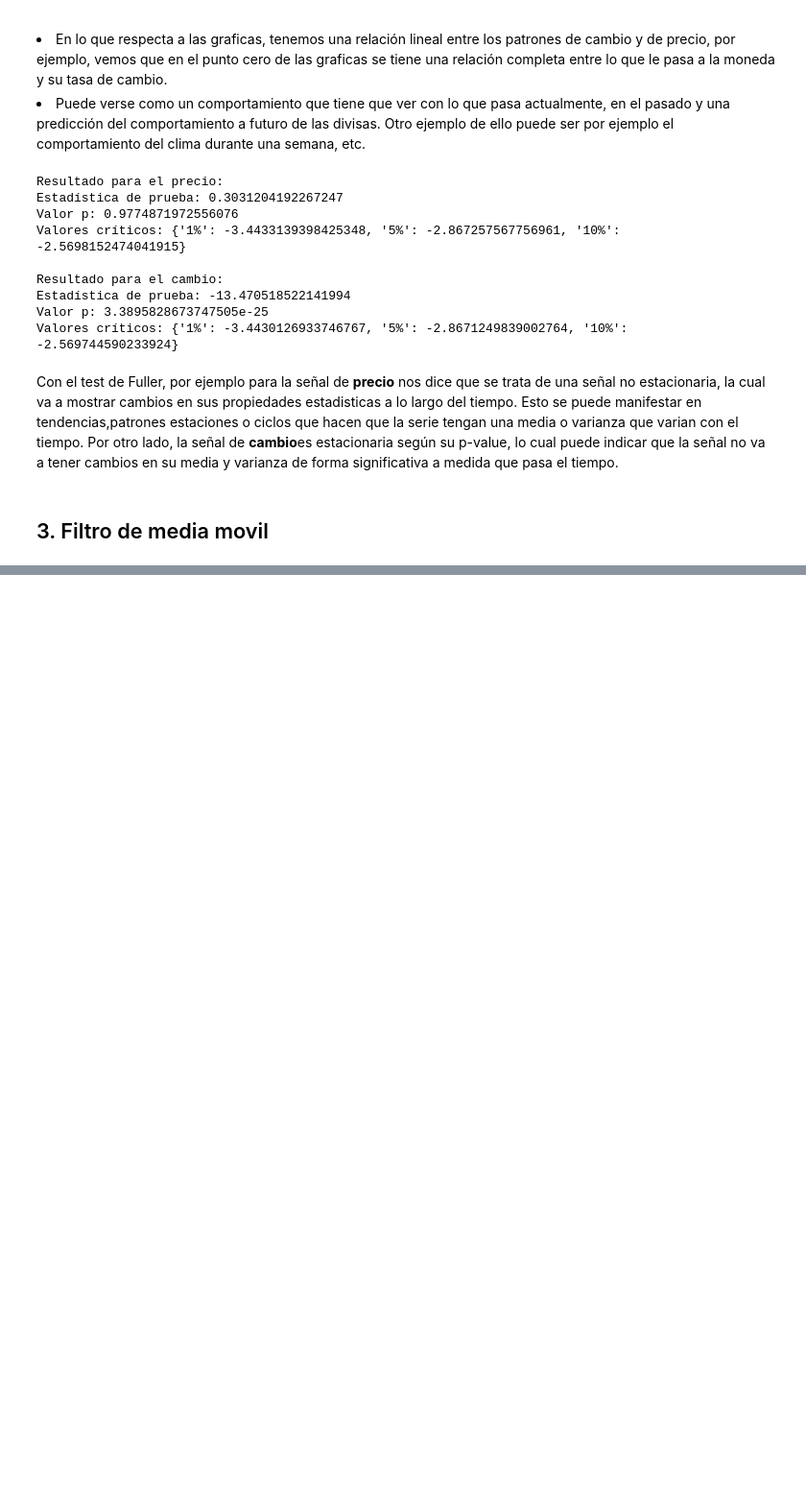
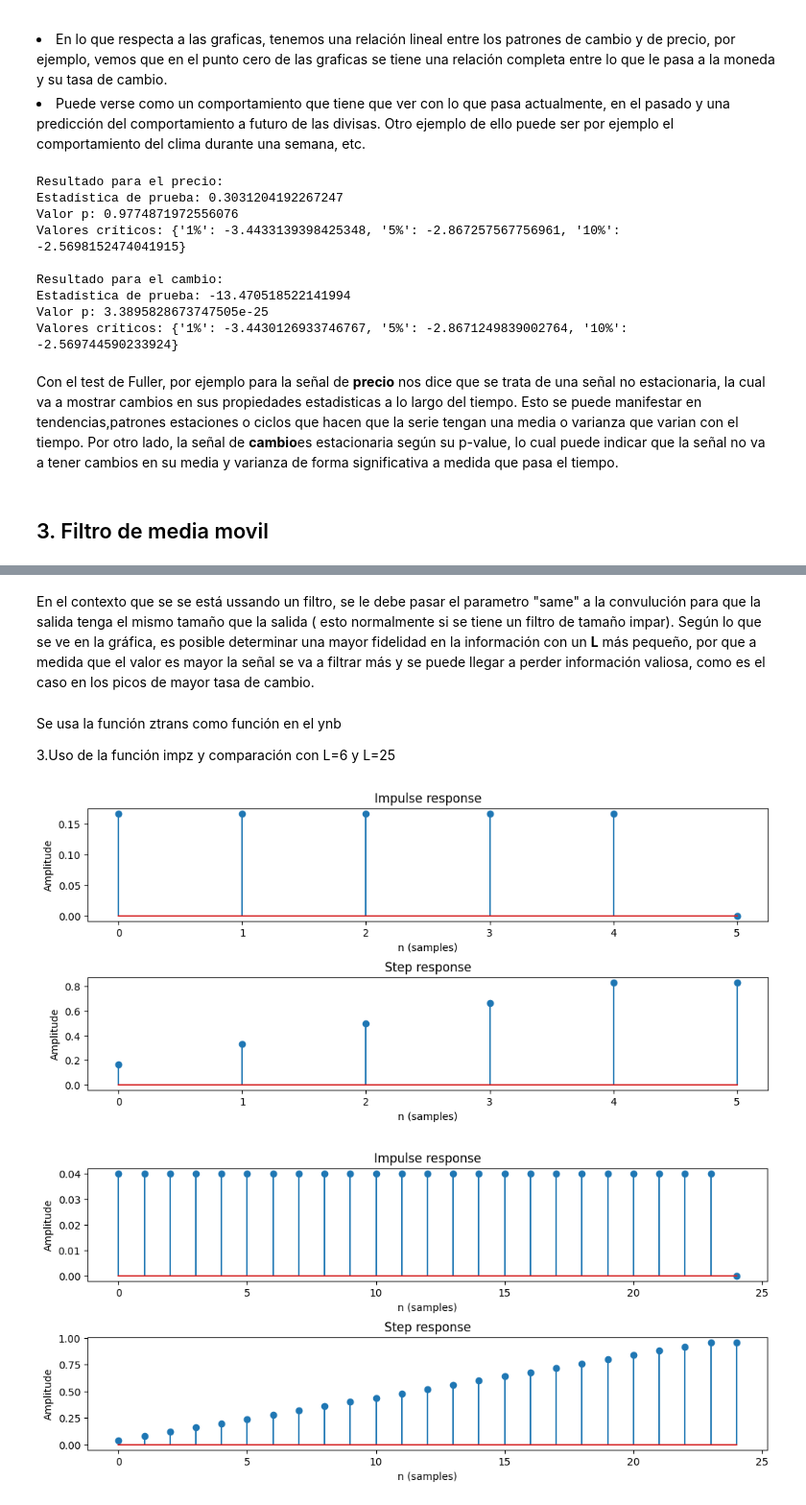
Before and after one commit to Solomonpearce/PDS, a Jupyter notebook: p4/Lab_4_PDS_Gomez_Harold.ipynb, the cells around one changed output, grey strips where cells are left out. Shown at 96% size. Cells and saved outputs as stored; diff of their text form; code cells hidden in the pictures; blank space fills up the shorter version.

```diff
--- a/p4/Lab_4_PDS_Gomez_Harold.ipynb
+++ b/p4/Lab_4_PDS_Gomez_Harold.ipynb
@@ -223,0 +264,21 @@ Por otro lado, la señal de <strong>cambio</strong>es estacionaria según su p-v
+# %% [markdown]
+<p>
+En el contexto que se se está ussando un filtro, se le debe pasar el parametro "same" a la convulución para que la salida tenga el mismo tamaño que la salida ( esto normalmente si se tiene un filtro de tamaño impar).
+Según lo que se ve en la gráfica, es posible determinar una mayor fidelidad en la información con un <strong>L</strong> más pequeño, por que a medida que el valor es mayor la señal se va a filtrar más y se puede llegar a perder información valiosa, como es el caso en los picos de mayor tasa de cambio.
+</p>
+# %% [markdown]
+<p>Se usa la función ztrans como función en el ynb</p>
+<p>3.Uso de la función impz y comparación con L=6 y L=25
+# %%
+puntos = [6,25]
+for L in puntos:
+    num=np.zeros(L)
+    num[0]=1.0/L
+    num[-1]=-1.0/L
+    den=np.zeros(L)
+    den[0]=1
+    den[1]=-1
+    impz(num,den)
+# %% [output]
+[figure, added]
+[figure, added]
```
Also changed, not shown: parts of 15 cells of this notebook.
